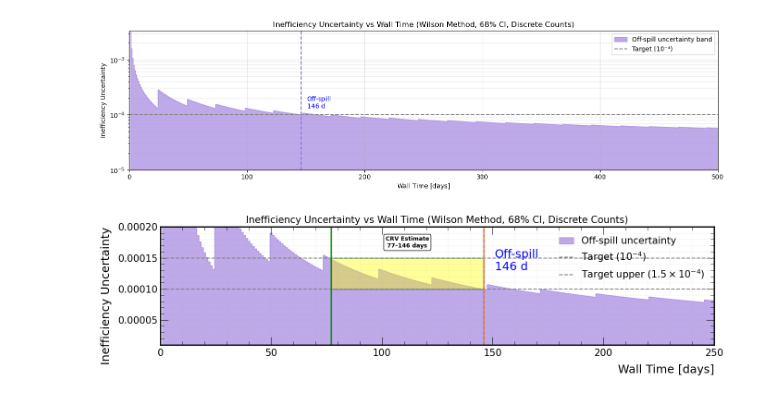
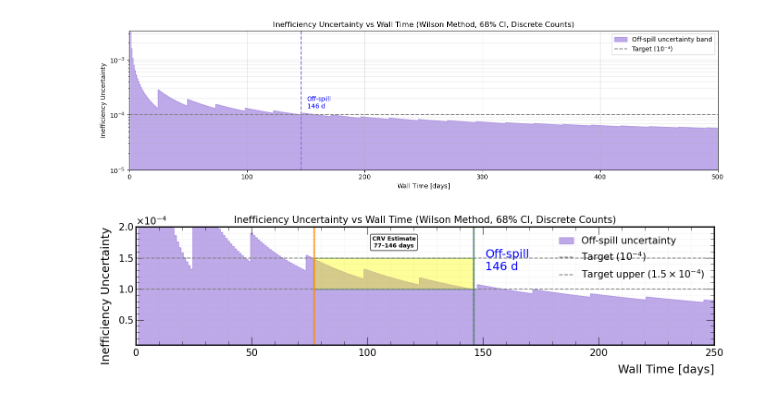
Before and after one commit to victordorojan/mu2e_cosmic_ana, a Jupyter notebook: ana/models/IneffvWalltime.ipynb, the cells around one changed output. Cells and saved outputs as stored; diff of their text form; code cells hidden in the pictures.

```diff
--- a/ana/models/IneffvWalltime.ipynb
+++ b/ana/models/IneffvWalltime.ipynb
@@ -274,38 +274,39 @@ if t_crv_start <= t_crv_end:
     )
     ax.add_patch(rect)
 
-    ax.axvline(t_crv_start, color='green', linestyle='-', linewidth=2.5, alpha=0.8)
-    ax.axvline(t_crv_end, color='darkorange', linestyle='-', linewidth=2.5, alpha=0.8)
+    ax.axvline(t_crv_start, color='darkorange', linestyle='-', linewidth=2.5, alpha=0.8)
+    ax.axvline(t_crv_end, color='forestgreen', linestyle='-', linewidth=2.5, alpha=0.8)
 
     ax.text((t_crv_start + t_crv_end) / 2, 1.75e-4,
             f"CRV Estimate\n{int(t_crv_start)}–{t_crv_end} days",
             color='black', fontsize=9, fontweight='bold',
             ha='center', va='center',
             bbox=dict(boxstyle="round,pad=0.3", facecolor='white', alpha=0.9))
 
 # Vertical line for permanent drop (now forest green)
 if not np.isnan(t_crv_permanent):
-    ax.axvline(t_crv_permanent, color='forestgreen', linestyle=':', linewidth=2)
+    ax.axvline(t_crv_permanent, color='darkorange', linestyle=':', linewidth=2)
 
 # Target lines for first crossing
 if not np.isnan(t_off_target):
     ax.axvline(t_off_target, color='mediumpurple', linestyle='--')
     ax.text(t_off_target + 5, target * 1.3, f"Off-spill\n{int(t_off_target)} d", color='blue')
 
 # Formatting
+ax.ticklabel_format(style='scientific', axis='y', scilimits=(0,0), useMathText=True)
 ax.set_xlim(0, 250)
 ax.set_ylim(bottom=1e-5, top=2e-4)
 ax.set_xlabel("Wall Time [days]")
 ax.set_ylabel("Inefficiency Uncertainty")
 ax.set_title("Inefficiency Uncertainty vs Wall Time (Wilson Method, 68% CI, Discrete Counts)")
 ax.legend(loc='upper right')
 ax.grid(True, which='both', alpha=0.3)
 
 import os
 os.makedirs("../../img/models", exist_ok=True)
 
 plt.tight_layout()
 plt.savefig("../../ana/models/IneffUncvsWallTime")
 plt.show()
 # %% [output]
-[figure, old version]
+[figure, new version]
```
Also changed, not shown: parts of 1 cell of this notebook, 21 other files.
